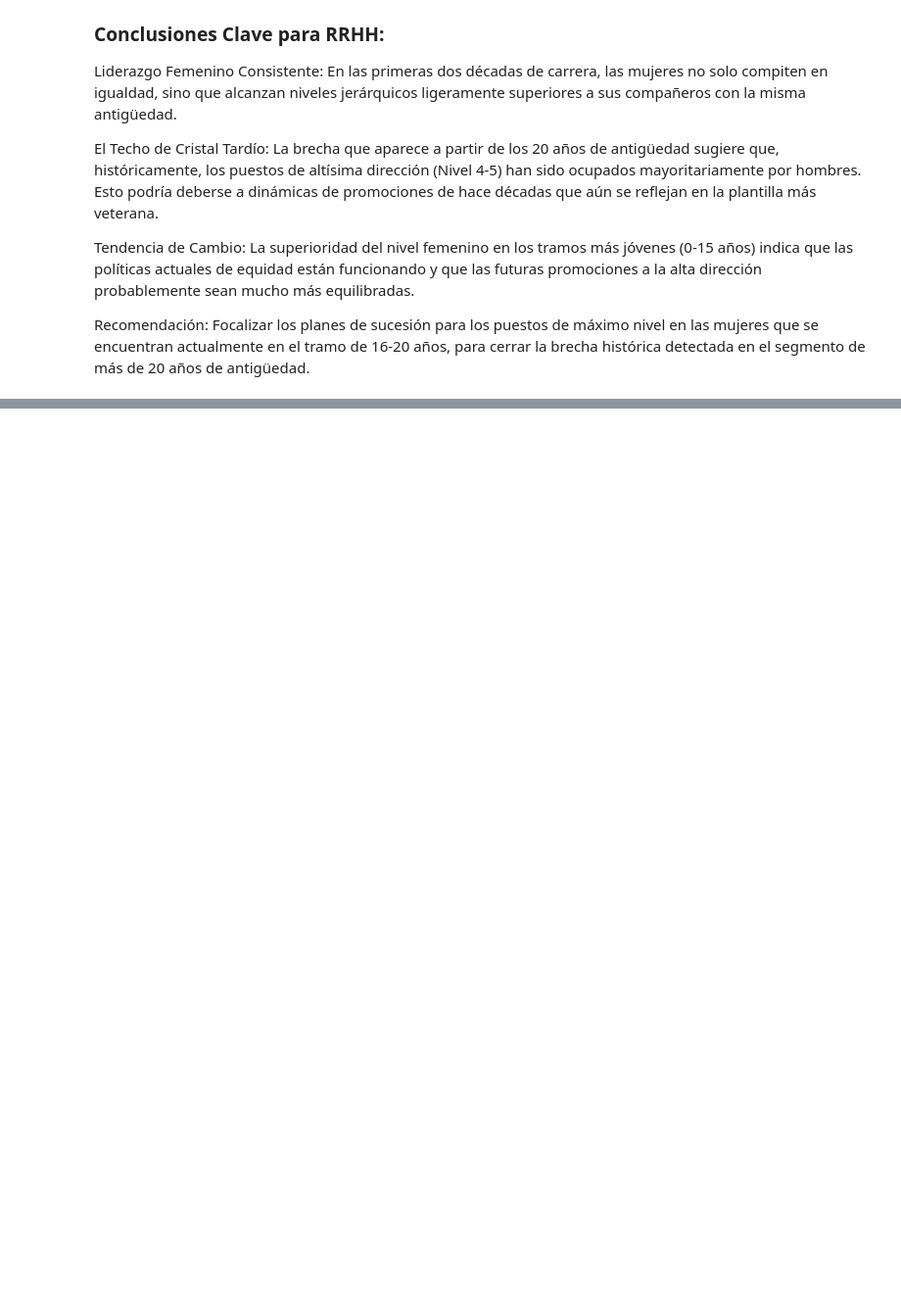
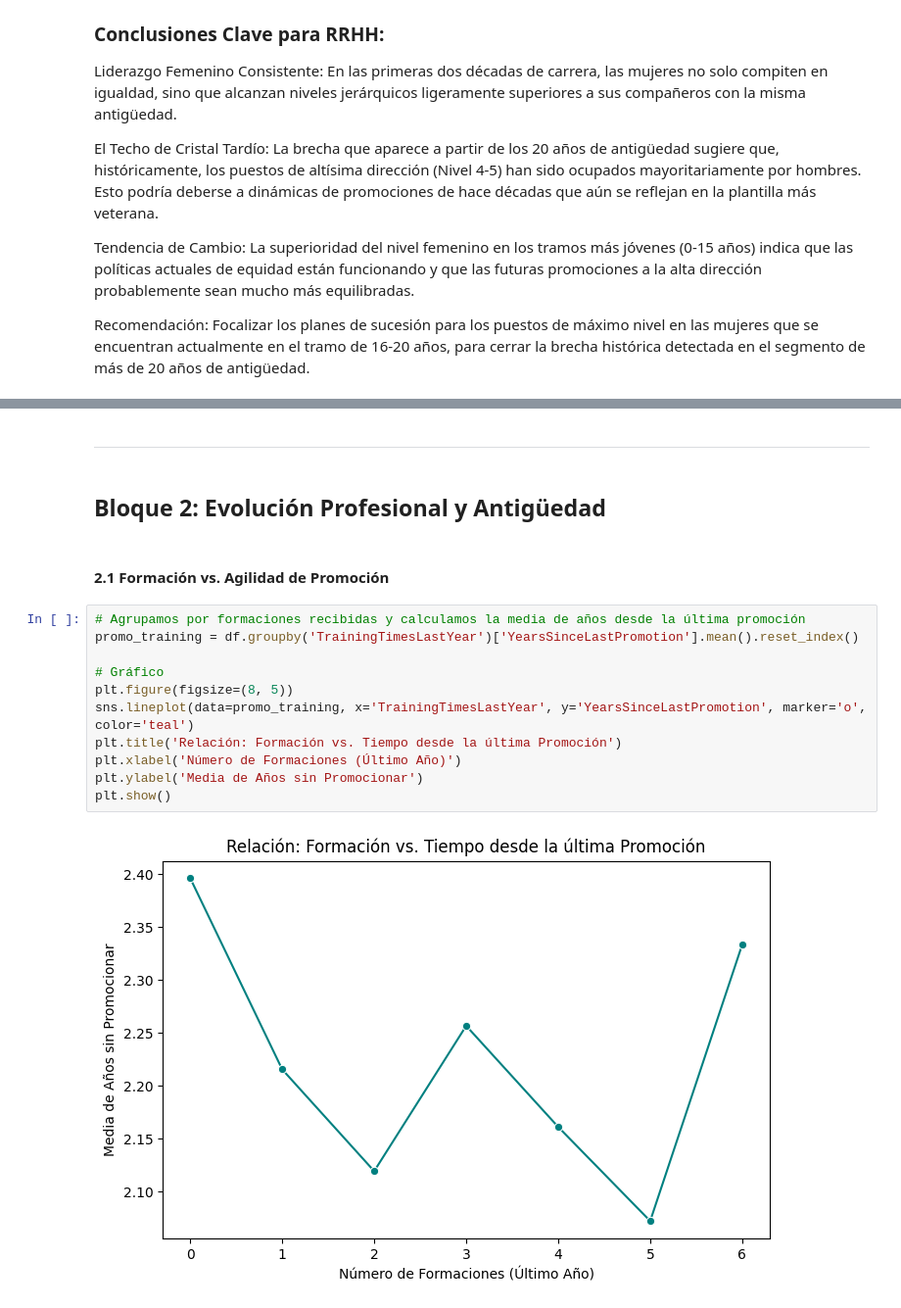
Before and after one commit to PatriciaAnaya/project-da-promo-59-modulo-3-team-3, a Jupyter notebook: optimizacion-de-talento.ipynb, the cells around one changed output, grey strips where cells are left out. Shown at 98% size. Saved outputs shown, nothing was run; the diff lists cells and outputs as text; blank space fills up the shorter version.

```diff
--- a/optimizacion-de-talento.ipynb
+++ b/optimizacion-de-talento.ipynb
@@ -1019,0 +1077,19 @@ Recomendación: Focalizar los planes de sucesión para los puestos de máximo ni
+# %% [markdown]
+***
+# %% [markdown]
+## Bloque 2: Evolución Profesional y Antigüedad
+# %% [markdown]
+#### 2.1 Formación vs. Agilidad de Promoción
+# %%
+# Agrupamos por formaciones recibidas y calculamos la media de años desde la última promoción
+promo_training = df.groupby('TrainingTimesLastYear')['YearsSinceLastPromotion'].mean().reset_index()
+
+# Gráfico
+plt.figure(figsize=(8, 5))
+sns.lineplot(data=promo_training, x='TrainingTimesLastYear', y='YearsSinceLastPromotion', marker='o', color='teal')
+plt.title('Relación: Formación vs. Tiempo desde la última Promoción')
+plt.xlabel('Número de Formaciones (Último Año)')
+plt.ylabel('Media de Años sin Promocionar')
+plt.show()
+# %% [output]
+[figure, added]
```
Also changed, not shown: parts of 26 cells of this notebook.
